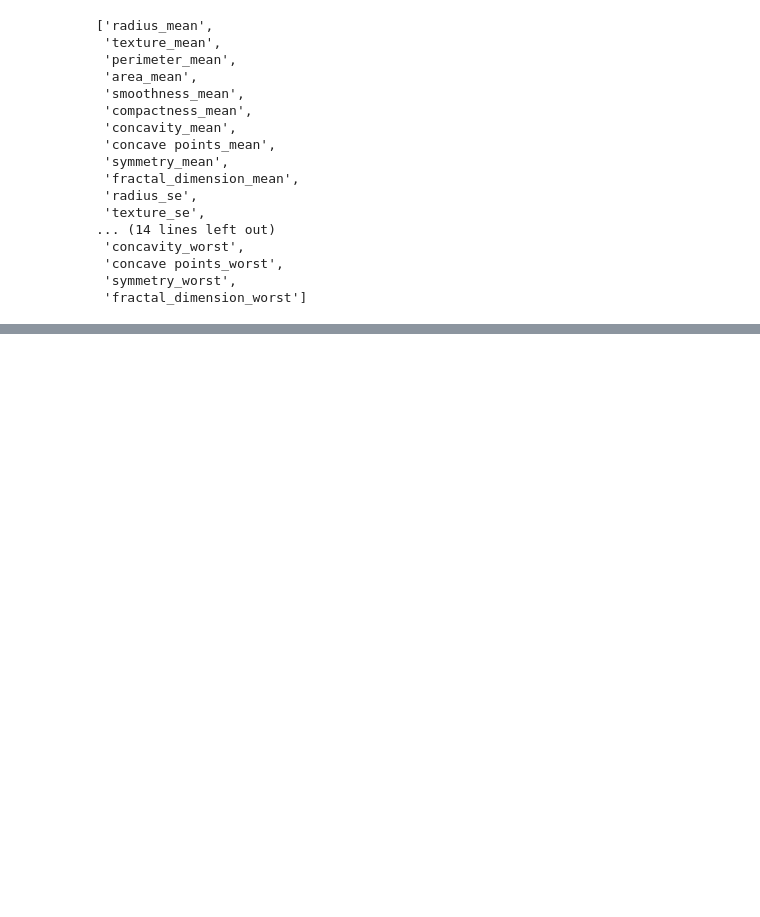
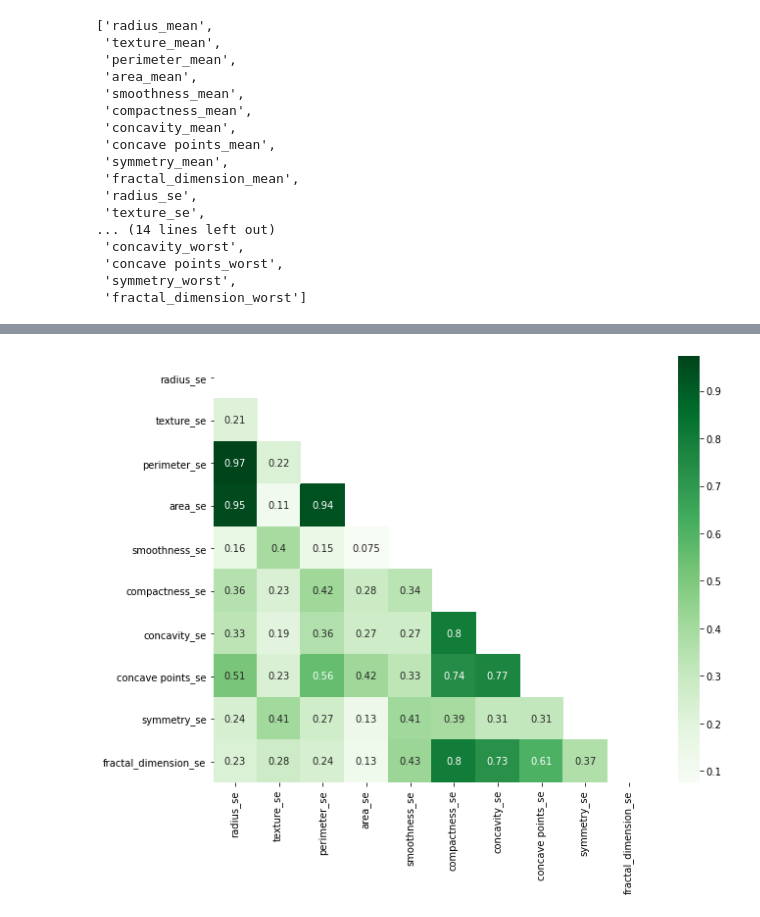
Before and after one commit to Rukundo725/Industry---Casualty-Challenge, a Jupyter notebook: notebooks/EDA.ipynb, the cells around one changed output, grey strips where cells are left out. Cells and saved outputs as stored; diff of their text form; code cells hidden in the pictures; blank space fills up the shorter version.

```diff
--- a/notebooks/EDA.ipynb
+++ b/notebooks/EDA.ipynb
@@ -220,0 +271,4 @@ boxplot = df_data.boxplot('radius_mean',rot=90,figsize = (10,5))
+# %%
+heat(se_columns, "Greens", (10,8))
+# %% [output]
+[figure, added]
```
Also changed, not shown: parts of 27 cells of this notebook, 1 other file.
